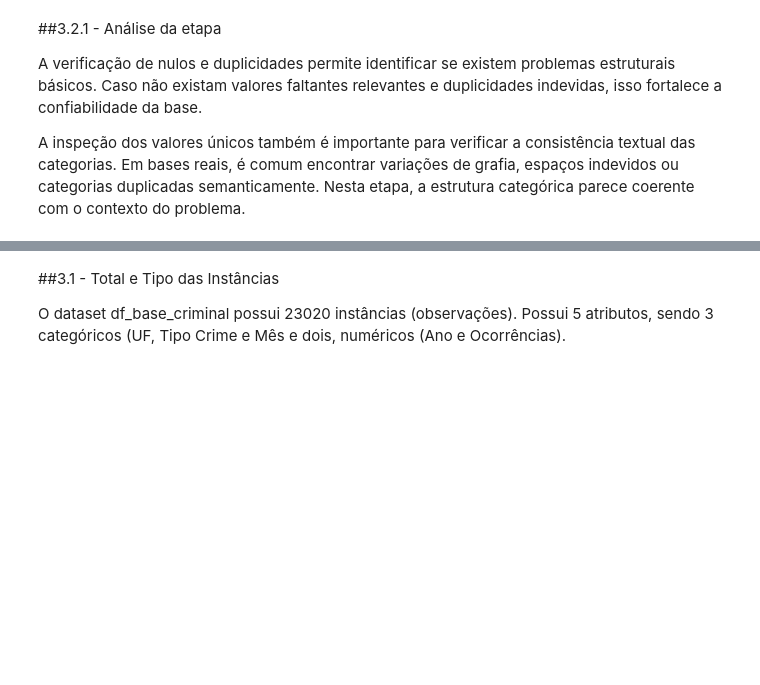
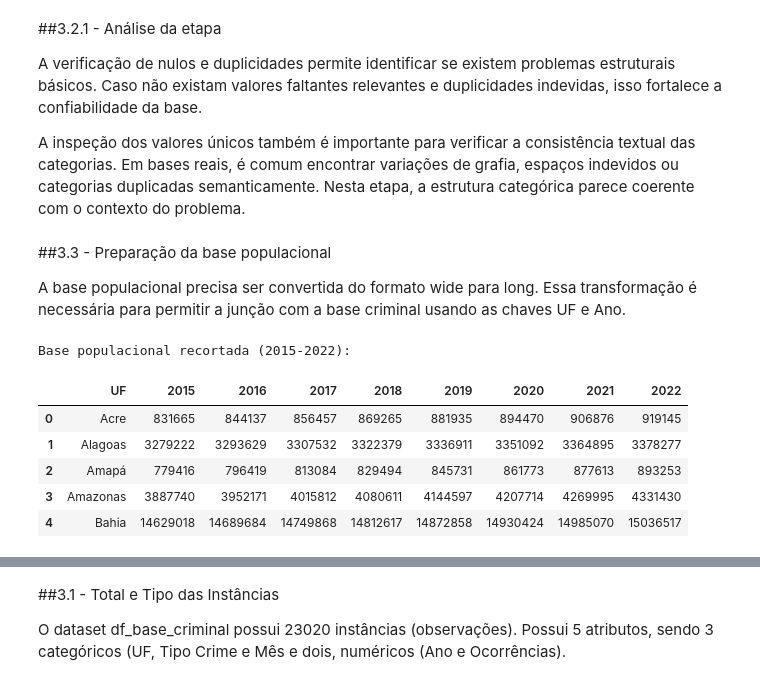
Before and after one commit to Marcelo-Silvestre/Analise_Dados_Boas_Praticas_PUCRIO, a Jupyter notebook: Notebooks/MVP_Análise_de_Dados_e_Boas_Práticas_(4052025001857).ipynb, the cells around one changed output, grey strips where cells are left out. Cells and saved outputs as stored; diff of their text form; code cells hidden in the pictures; blank space fills up the shorter version.

```diff
--- a/Notebooks/MVP_Análise_de_Dados_e_Boas_Práticas_(4052025001857).ipynb
+++ b/Notebooks/MVP_Análise_de_Dados_e_Boas_Práticas_(4052025001857).ipynb
@@ -246,3 +246,21 @@ Valores únicos de Mês:
 A verificação de nulos e duplicidades permite identificar se existem problemas estruturais básicos. Caso não existam valores faltantes relevantes e duplicidades indevidas, isso fortalece a confiabilidade da base.
 
 A inspeção dos valores únicos também é importante para verificar a consistência textual das categorias. Em bases reais, é comum encontrar variações de grafia, espaços indevidos ou categorias duplicadas semanticamente. Nesta etapa, a estrutura categórica parece coerente com o contexto do problema.
+# %% [markdown]
+##3.3 - Preparação da base populacional
+
+A base populacional precisa ser convertida do formato wide para long. Essa transformação é necessária para permitir a junção com a base criminal usando as chaves UF e Ano.
+# %%
+# Seleciona apenas UF e os anos de 2015 a 2022
+df_pop = df_pop_raw.iloc[:, [0] + list(range(6, 14))].copy()
+
+print("Base populacional recortada (2015-2022):")
+display(df_pop.head())
+# %% [output]
+Base populacional recortada (2015-2022):
+|  | UF | 2015 | 2016 | 2017 | 2018 | 2019 | 2020 | 2021 | 2022 |
+| 0 | Acre | 831665 | 844137 | 856457 | 869265 | 881935 | 894470 | 906876 | 919145 |
+| 1 | Alagoas | 3279222 | 3293629 | 3307532 | 3322379 | 3336911 | 3351092 | 3364895 | 3378277 |
+| 2 | Amapá | 779416 | 796419 | 813084 | 829494 | 845731 | 861773 | 877613 | 893253 |
+| 3 | Amazonas | 3887740 | 3952171 | 4015812 | 4080611 | 4144597 | 4207714 | 4269995 | 4331430 |
+| 4 | Bahia | 14629018 | 14689684 | 14749868 | 14812617 | 14872858 | 14930424 | 14985070 | 15036517 |
```
Also changed, not shown: parts of 3 cells of this notebook.
